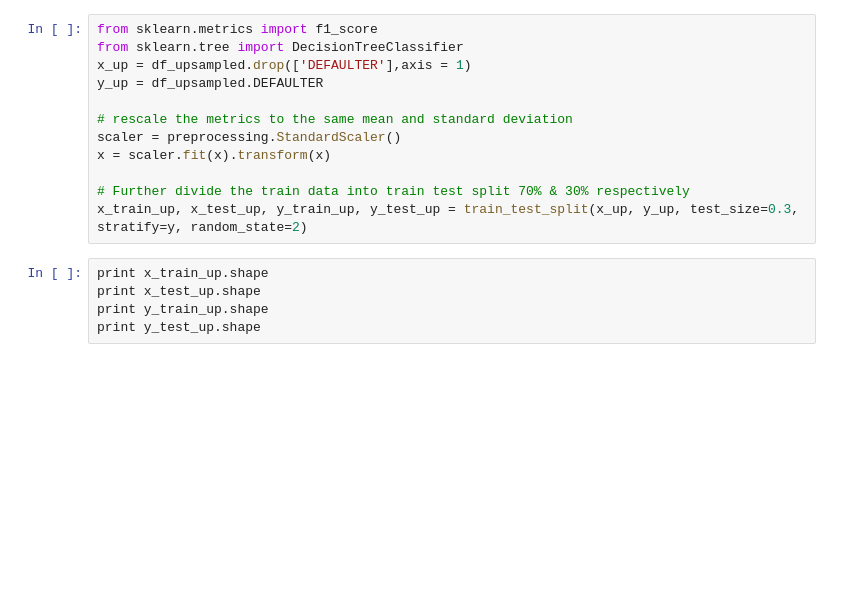
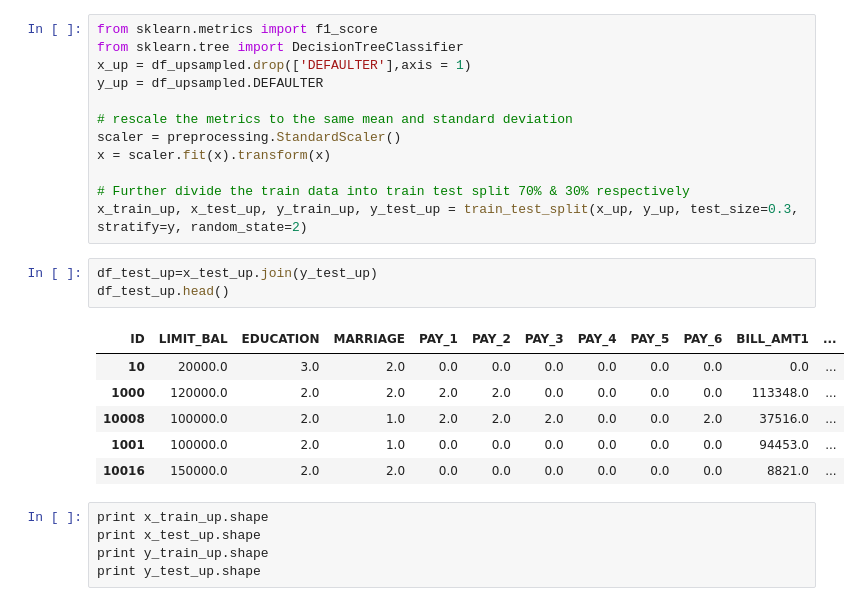
Before and after one commit to innovator-arjun/Credit-Card-AL-ML-Analytics, a Jupyter notebook: Credit Card Farud ML-AI-Python_Analytics.ipynb, the cells around one changed output. Saved outputs shown, nothing was run; the diff lists cells and outputs as text; blank space fills up the shorter version.

```diff
--- a/Credit Card Farud ML-AI-Python_Analytics.ipynb
+++ b/Credit Card Farud ML-AI-Python_Analytics.ipynb
@@ -766,6 +779,16 @@ x = scaler.fit(x).transform(x)
 
 # Further divide the train data into train test split 70% & 30% respectively
 x_train_up, x_test_up, y_train_up, y_test_up = train_test_split(x_up, y_up, test_size=0.3, stratify=y, random_state=2)
+# %%
+df_test_up=x_test_up.join(y_test_up)
+df_test_up.head()
+# %% [output]
+| ID | LIMIT_BAL | EDUCATION | MARRIAGE | PAY_1 | PAY_2 | PAY_3 | PAY_4 | PAY_5 | PAY_6 | BILL_AMT1 | ... |
+| 10 | 20000.0 | 3.0 | 2.0 | 0.0 | 0.0 | 0.0 | 0.0 | 0.0 | 0.0 | 0.0 | ... |
+| 1000 | 120000.0 | 2.0 | 2.0 | 2.0 | 2.0 | 0.0 | 0.0 | 0.0 | 0.0 | 113348.0 | ... |
+| 10008 | 100000.0 | 2.0 | 1.0 | 2.0 | 2.0 | 2.0 | 0.0 | 0.0 | 2.0 | 37516.0 | ... |
+| 1001 | 100000.0 | 2.0 | 1.0 | 0.0 | 0.0 | 0.0 | 0.0 | 0.0 | 0.0 | 94453.0 | ... |
+| 10016 | 150000.0 | 2.0 | 2.0 | 0.0 | 0.0 | 0.0 | 0.0 | 0.0 | 0.0 | 8821.0 | ... |
 # %%
 print x_train_up.shape
 print x_test_up.shape
```
Also changed, not shown: parts of 15 cells of this notebook, 2 other files.
